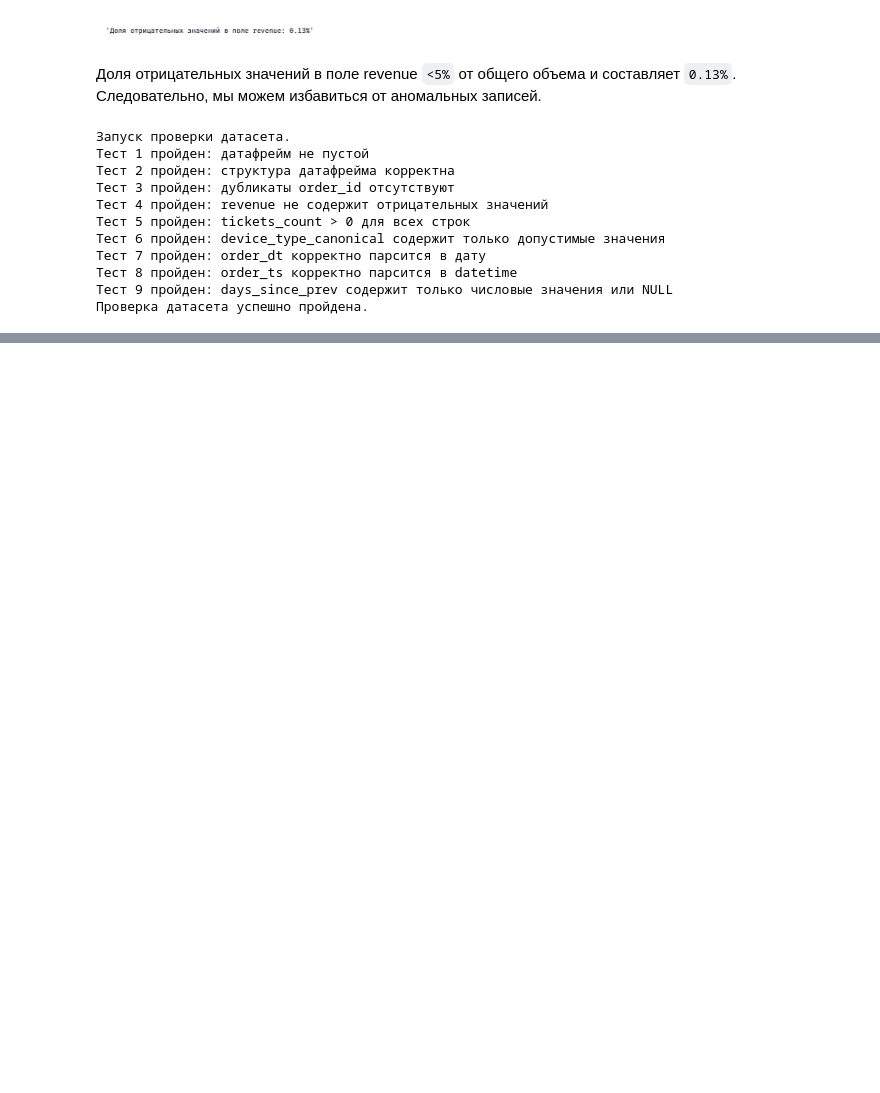
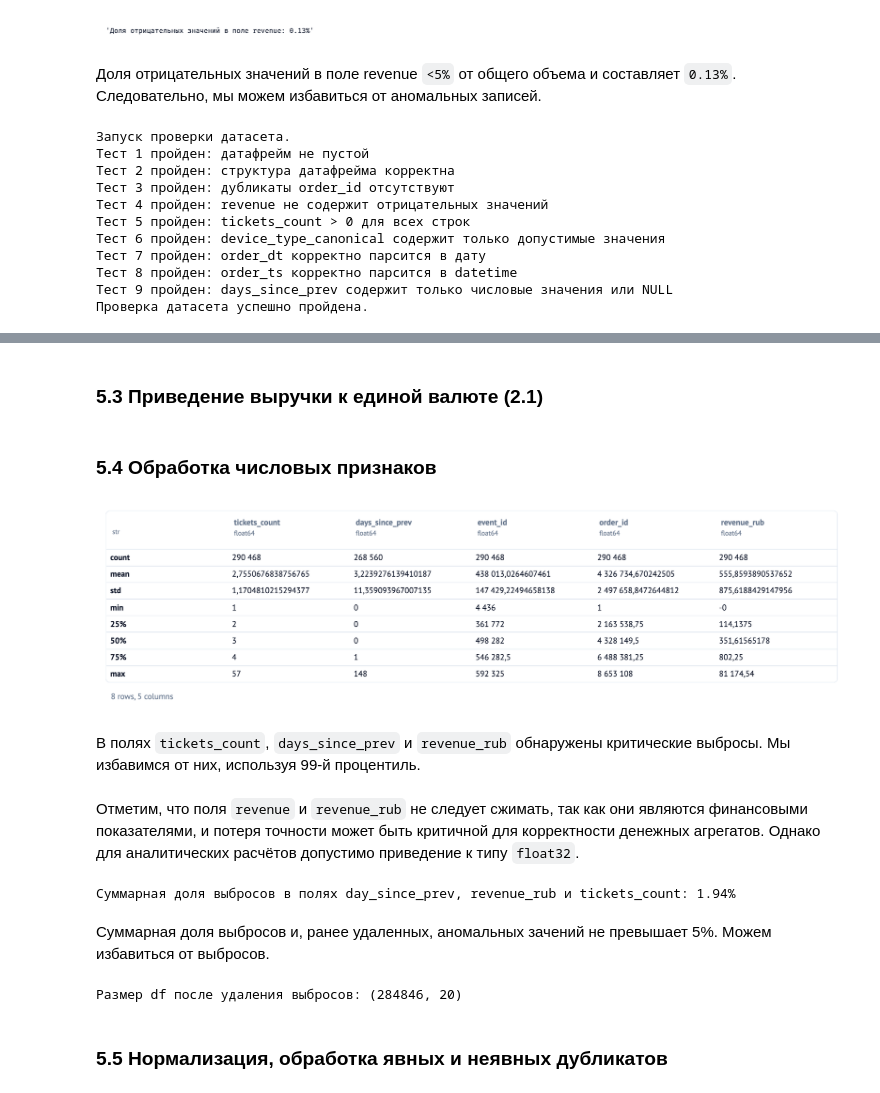
Before and after one commit to achezganov/yandex_afisha_eda, a Jupyter notebook: __marimo__/main.ipynb, the cells around one changed output, grey strips where cells are left out. Cells and saved outputs as stored; diff of their text form; code cells hidden in the pictures; blank space fills up the shorter version.

```diff
--- a/__marimo__/main.ipynb
+++ b/__marimo__/main.ipynb
@@ -249,0 +275,39 @@ validate_dataset(df)
+# %%
+# расширим признаковое пространство, за счет декомпозиции временных признаков
+df_raw['order_year'] = df_raw['order_ts'].dt.year.astype('int16')
+df_raw['order_month'] = df_raw['order_ts'].dt.month.astype('int8')
+df_raw['order_day'] = df_raw['order_ts'].dt.day.astype('int8')
+df_raw['order_weekday'] = df_raw['order_ts'].dt.weekday.astype('int8')
+df_raw['order_hour'] = df_raw['order_ts'].dt.hour.astype('int8')
+# %% [markdown]
+### 5.3 Приведение выручки к единой валюте (2.1)
+# %%
+# Загружаем датасет с курсом тенге
+tenge_rate_df = pd.read_csv('datasets/final_tickets_tenge_df.csv'
+)
+
+# Посмотрим структуру
+tenge_rate_df.head(), tenge_rate_df['cdx'].unique(), tenge_rate_df['nominal'].unique()
+# %%
+# Рассчитываем курс: сколько рублей за 1 тенге
+tenge_rate_df['kzt_to_rub'] = tenge_rate_df['curs'] / tenge_rate_df['nominal']
+
+# Приводим дату к формату date для корректного merge
+tenge_rate_df['order_dt'] = pd.to_datetime(tenge_rate_df['data']).dt.date
+
+# Добавляем курс в основной датафрейм
+df = df_raw.merge(tenge_rate_df[['order_dt', 'kzt_to_rub']],
+                          on='order_dt',
+                          how='left')
+# %%
+# Создаем новый столбец revenue_rub
+# если валюта kzt — конвертируем через курс, иначе не меняем
+df['revenue_rub'] = df['revenue']
+
+mask_kzt = df['currency_code'] == 'kzt'
+df.loc[mask_kzt, 'revenue_rub'] = (
+    df.loc[mask_kzt, 'revenue'] * df.loc[mask_kzt, 'kzt_to_rub']
+)
+
+# Удаляем вспомогательный столбец курса
+df.drop(columns=['kzt_to_rub'], inplace=True)
@@ -249,0 +317,10 @@ validate_dataset(df)
+# %% [markdown]
+### 5.4 Обработка числовых признаков
+# %%
+# Проверим статистические показатели полей, что понять, можно ли их сжать
+fields = ['tickets_count', 'days_since_prev', 'event_id', 'order_id', 'revenue_rub']
+df[fields].describe()
+# %% [output]
+[figure, added]
+# %% [markdown]
+В полях `tickets_count`, `days_since_prev` и `revenue_rub` обнаружены критические выбросы. Мы избавимся от них, используя 99-й процентиль.
@@ -249,0 +335,23 @@ validate_dataset(df)
+# %% [markdown]
+Отметим, что поля `revenue` и `revenue_rub` не следует сжимать, так как они являются финансовыми показателями, и потеря точности может быть критичной для корректности денежных агрегатов. Однако для аналитических расчётов допустимо приведение к типу `float32`.
+# %%
+# Избавляемся от выбросов по 99 процентилю
+outliers_idx = df.index[(df["tickets_count"] > df['tickets_count'].quantile(0.99))
+                      | (df["days_since_prev"] > df['days_since_prev'].quantile(0.99))
+                      | (df["revenue_rub"] > df['revenue_rub'].quantile(0.99))]
+
+print(f'Суммарная доля выбросов в полях day_since_prev, revenue_rub и tickets_count: {round(len(outliers_idx) * 100 / df.shape[0], 2)}%')
+# %% [output]
+Суммарная доля выбросов в полях day_since_prev, revenue_rub и tickets_count: 1.94%
+# %% [markdown]
+Суммарная доля выбросов и, ранее удаленных, аномальных зачений не превышает 5%. Можем избавиться от выбросов.
+# %%
+# Удаляем их из df + сбрасываем индекс
+df.drop(index=outliers_idx, inplace=True)
+df.reset_index(drop=True, inplace=True)
+
+print(f"Размер df после удаления выбросов: {df.shape}")
+# %% [output]
+Размер df после удаления выбросов: (284846, 20)
+# %% [markdown]
+### 5.5 Нормализация, обработка явных и неявных дубликатов
```
Also changed, not shown: parts of 27 cells of this notebook, 1 other file.
